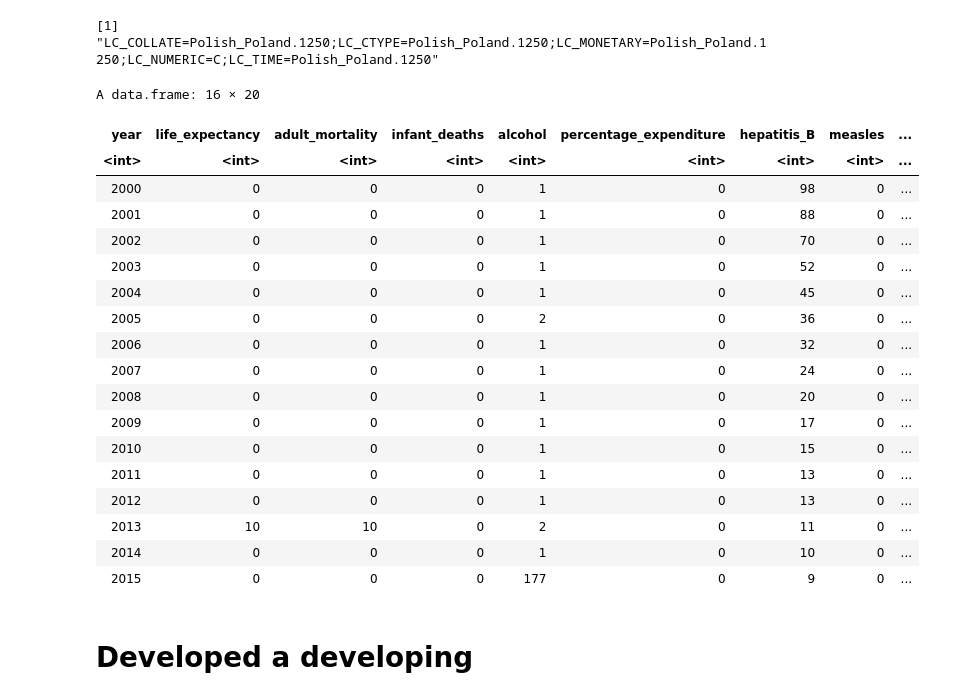
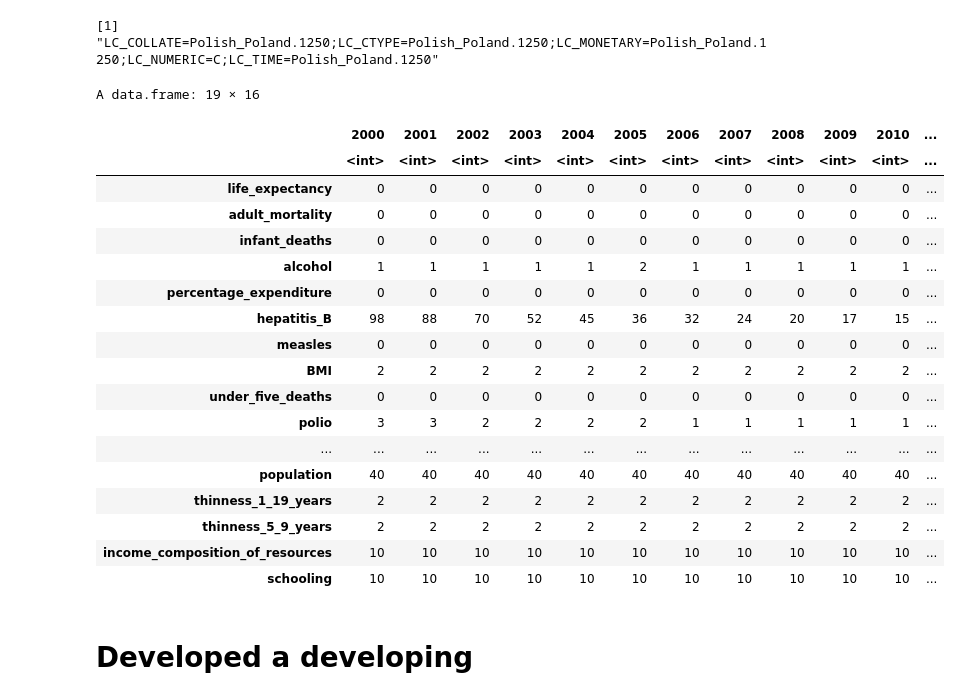
Before and after one commit to Szymex49/What_affects_life_expectancy-statistical_analysis, a Jupyter notebook: Malec.ipynb, the cells around one changed output. Saved outputs shown, nothing was run; the diff lists cells and outputs as text; code cells hidden in the pictures.

```diff
--- a/Malec.ipynb
+++ b/Malec.ipynb
@@ -38,7 +38,7 @@ regression <- function(X, Y, display_plot=TRUE){
     return(c(a, b))
 }
 # %%
-data <- read.csv("data.csv")
+data <- read.csv("data/data.csv")
 data2000 <- data %>% filter(year == 2000)
 data2005 <- data %>% filter(year == 2005)
 data2010 <- data %>% filter(year == 2010)
@@ -47,38 +47,41 @@ poland <- data %>% filter(country == "Poland")
 # %%
 nans <- data.frame()
 years <- sort(unique(data$year))
 for (y in years) {
     data_year <- data %>% filter(year == y)
     ns <- c()
     for (column in colnames(data_year[4:22])) {
         n <- sum(is.na(data_year[column]))
         ns <- append(ns, n)
     }
     nans <- rbind(nans, ns)
 }
 nans <- cbind(years, nans)
 names(nans) <- colnames(data[c(2, 4:22)])
-nans
+df <- data.frame(t(nans), header=TRUE)
+names(df) <- lapply(df[1, ], as.character)
+df <- df[-1,1:16]
+df
 # %% [output]
-A data.frame: 16 × 20
+A data.frame: 19 × 16
-| year | life_expectancy | adult_mortality | infant_deaths | alcohol | percentage_expenditure | hepatitis_B | measles | ... |
-| <int> | <int> | <int> | <int> | <int> | <int> | <int> | <int> | ... |
-| 2000 | 0 | 0 | 0 | 1 | 0 | 98 | 0 | ... |
-| 2001 | 0 | 0 | 0 | 1 | 0 | 88 | 0 | ... |
-| 2002 | 0 | 0 | 0 | 1 | 0 | 70 | 0 | ... |
-| 2003 | 0 | 0 | 0 | 1 | 0 | 52 | 0 | ... |
-| 2004 | 0 | 0 | 0 | 1 | 0 | 45 | 0 | ... |
-| 2005 | 0 | 0 | 0 | 2 | 0 | 36 | 0 | ... |
-| 2006 | 0 | 0 | 0 | 1 | 0 | 32 | 0 | ... |
-| 2007 | 0 | 0 | 0 | 1 | 0 | 24 | 0 | ... |
-| 2008 | 0 | 0 | 0 | 1 | 0 | 20 | 0 | ... |
-| 2009 | 0 | 0 | 0 | 1 | 0 | 17 | 0 | ... |
-| 2010 | 0 | 0 | 0 | 1 | 0 | 15 | 0 | ... |
-| 2011 | 0 | 0 | 0 | 1 | 0 | 13 | 0 | ... |
-| 2012 | 0 | 0 | 0 | 1 | 0 | 13 | 0 | ... |
-| 2013 | 10 | 10 | 0 | 2 | 0 | 11 | 0 | ... |
-| 2014 | 0 | 0 | 0 | 1 | 0 | 10 | 0 | ... |
-| 2015 | 0 | 0 | 0 | 177 | 0 | 9 | 0 | ... |
+|  | 2000 | 2001 | 2002 | 2003 | 2004 | 2005 | 2006 | 2007 | 2008 | 2009 | 2010 | ... |
+|  | <int> | <int> | <int> | <int> | <int> | <int> | <int> | <int> | <int> | <int> | <int> | ... |
+| life_expectancy | 0 | 0 | 0 | 0 | 0 | 0 | 0 | 0 | 0 | 0 | 0 | ... |
+| adult_mortality | 0 | 0 | 0 | 0 | 0 | 0 | 0 | 0 | 0 | 0 | 0 | ... |
+| infant_deaths | 0 | 0 | 0 | 0 | 0 | 0 | 0 | 0 | 0 | 0 | 0 | ... |
+| alcohol | 1 | 1 | 1 | 1 | 1 | 2 | 1 | 1 | 1 | 1 | 1 | ... |
+| percentage_expenditure | 0 | 0 | 0 | 0 | 0 | 0 | 0 | 0 | 0 | 0 | 0 | ... |
+| hepatitis_B | 98 | 88 | 70 | 52 | 45 | 36 | 32 | 24 | 20 | 17 | 15 | ... |
+| measles | 0 | 0 | 0 | 0 | 0 | 0 | 0 | 0 | 0 | 0 | 0 | ... |
+| BMI | 2 | 2 | 2 | 2 | 2 | 2 | 2 | 2 | 2 | 2 | 2 | ... |
+| under_five_deaths | 0 | 0 | 0 | 0 | 0 | 0 | 0 | 0 | 0 | 0 | 0 | ... |
+| polio | 3 | 3 | 2 | 2 | 2 | 2 | 1 | 1 | 1 | 1 | 1 | ... |
+| ... | ... | ... | ... | ... | ... | ... | ... | ... | ... | ... | ... | ... |
+| population | 40 | 40 | 40 | 40 | 40 | 40 | 40 | 40 | 40 | 40 | 40 | ... |
+| thinness_1_19_years | 2 | 2 | 2 | 2 | 2 | 2 | 2 | 2 | 2 | 2 | 2 | ... |
+| thinness_5_9_years | 2 | 2 | 2 | 2 | 2 | 2 | 2 | 2 | 2 | 2 | 2 | ... |
+| income_composition_of_resources | 10 | 10 | 10 | 10 | 10 | 10 | 10 | 10 | 10 | 10 | 10 | ... |
+| schooling | 10 | 10 | 10 | 10 | 10 | 10 | 10 | 10 | 10 | 10 | 10 | ... |
 # %% [markdown]
 # Developed a developing
 # %%
```
Also changed, not shown: 5 other files.
